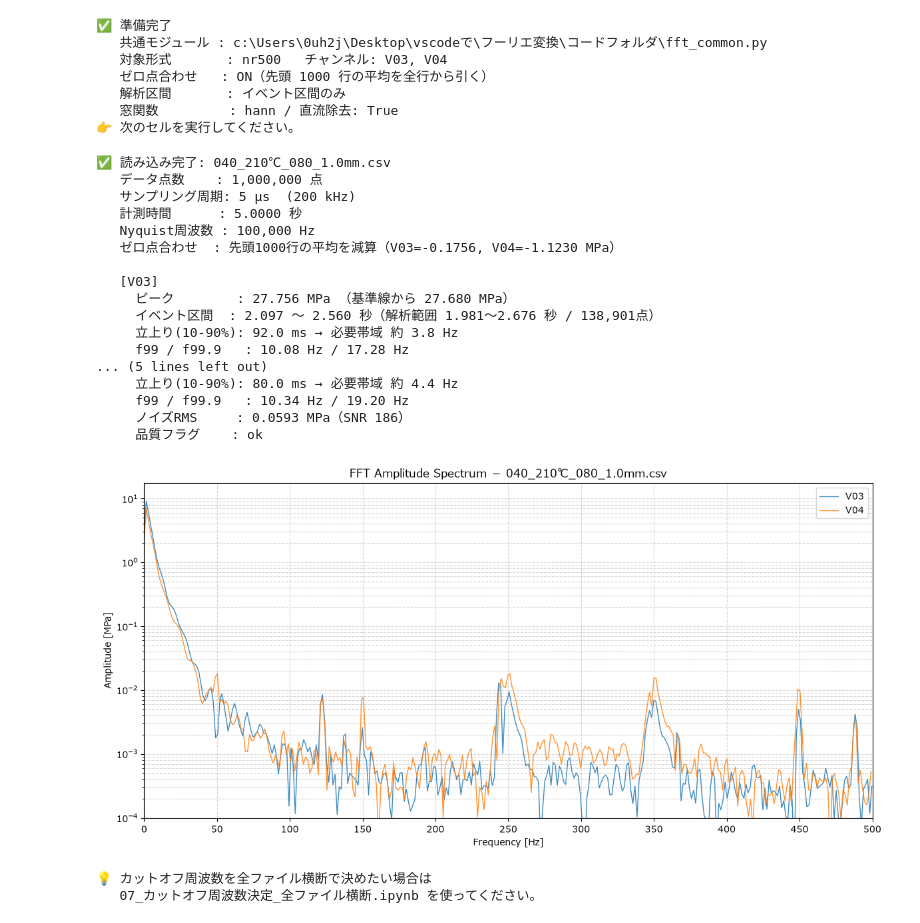
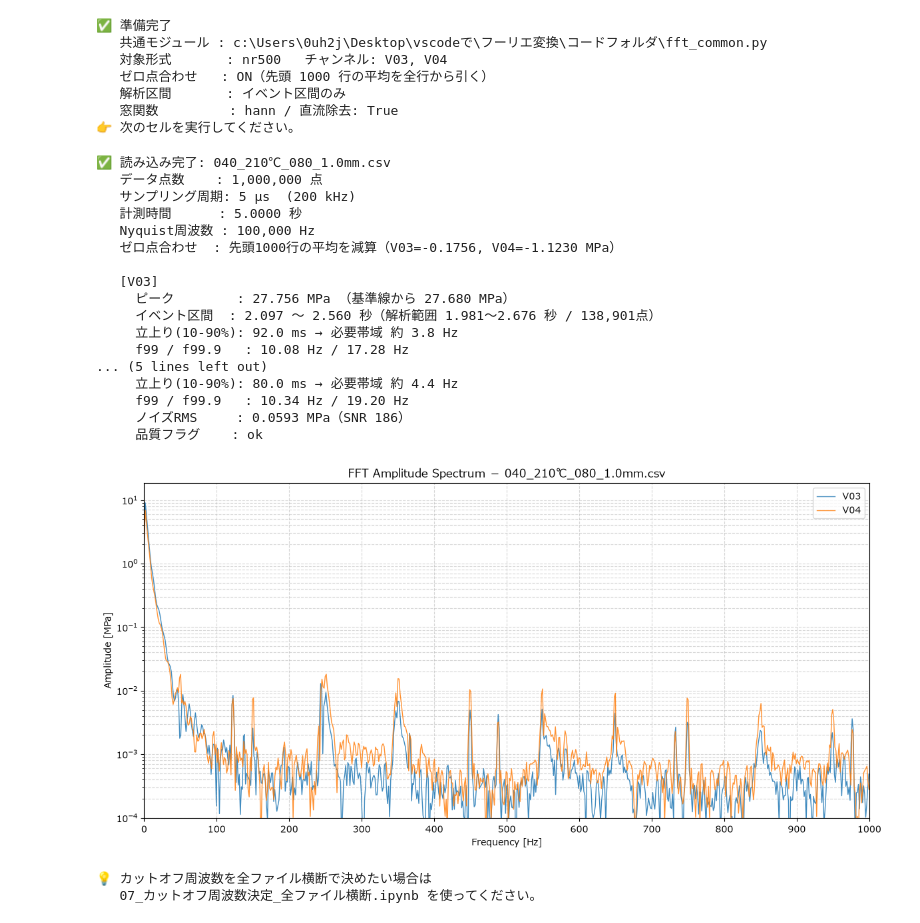
Before and after one commit to tomolist/Fourier-transform, a Jupyter notebook: コードフォルダ/04_NR500_1ファイル用_圧力経時変化フーリエ変換.ipynb, the cells around one changed output. Cells and saved outputs as stored; diff of their text form; code cells hidden in the pictures.

```diff
--- a/コードフォルダ/04_NR500_1ファイル用_圧力経時変化フーリエ変換.ipynb
+++ b/コードフォルダ/04_NR500_1ファイル用_圧力経時変化フーリエ変換.ipynb
@@ -93,7 +93,7 @@ print("👉 次のセルを実行してください。")
 # ==========================================================
 # ---- グラフの見た目 ----
 LOG_Y = True                       # Y軸を対数にする（False が従来のリニア軸）
-X_MIN, X_MAX, X_STEP = 0, 500, 50  # 周波数軸の範囲と目盛り間隔 [Hz]
+X_MIN, X_MAX, X_STEP = 0, 1000, 100  # 周波数軸の範囲と目盛り間隔 [Hz]
 Y_MIN, Y_MAX = 1e-4, None          # 対数軸のときの下限／上限（None で自動）
 # ------------------------
 
@@ -161,33 +161,33 @@ else:
     ax.set_xlim(X_MIN, X_MAX)
     ax.set_xticks(np.arange(X_MIN, X_MAX + X_STEP, X_STEP))
     if LOG_Y:
         ax.set_yscale("log")
         ax.set_ylim(Y_MIN, Y_MAX)
     ax.legend()
     ax.grid(True, which="both", linestyle="--", alpha=0.5)
     fig.tight_layout()
     plt.show()
 
     print("\n💡 カットオフ周波数を全ファイル横断で決めたい場合は")
     print("   07_カットオフ周波数決定_全ファイル横断.ipynb を使ってください。")
 # %% [output]
 ✅ 読み込み完了: 040_210℃_080_1.0mm.csv
    データ点数    : 1,000,000 点
    サンプリング周期: 5 µs  (200 kHz)
    計測時間      : 5.0000 秒
    Nyquist周波数 : 100,000 Hz
    ゼロ点合わせ  : 先頭1000行の平均を減算（V03=-0.1756, V04=-1.1230 MPa）
 
    [V03]
      ピーク        : 27.756 MPa （基準線から 27.680 MPa）
      イベント区間  : 2.097 〜 2.560 秒（解析範囲 1.981〜2.676 秒 / 138,901点）
      立上り(10-90%): 92.0 ms → 必要帯域 約 3.8 Hz
      f99 / f99.9   : 10.08 Hz / 17.28 Hz
 ... (5 lines left out)
      立上り(10-90%): 80.0 ms → 必要帯域 約 4.4 Hz
      f99 / f99.9   : 10.34 Hz / 19.20 Hz
      ノイズRMS     : 0.0593 MPa（SNR 186）
      品質フラグ    : ok
-[figure, old version]
+[figure, new version]
 💡 カットオフ周波数を全ファイル横断で決めたい場合は
    07_カットオフ周波数決定_全ファイル横断.ipynb を使ってください。
```
